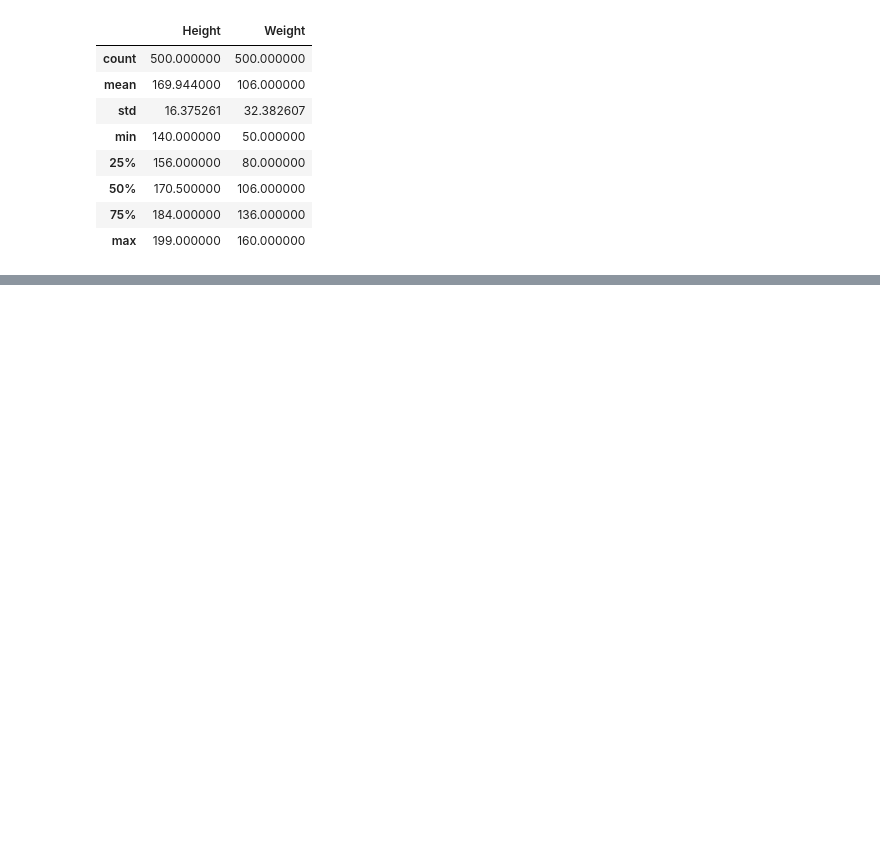
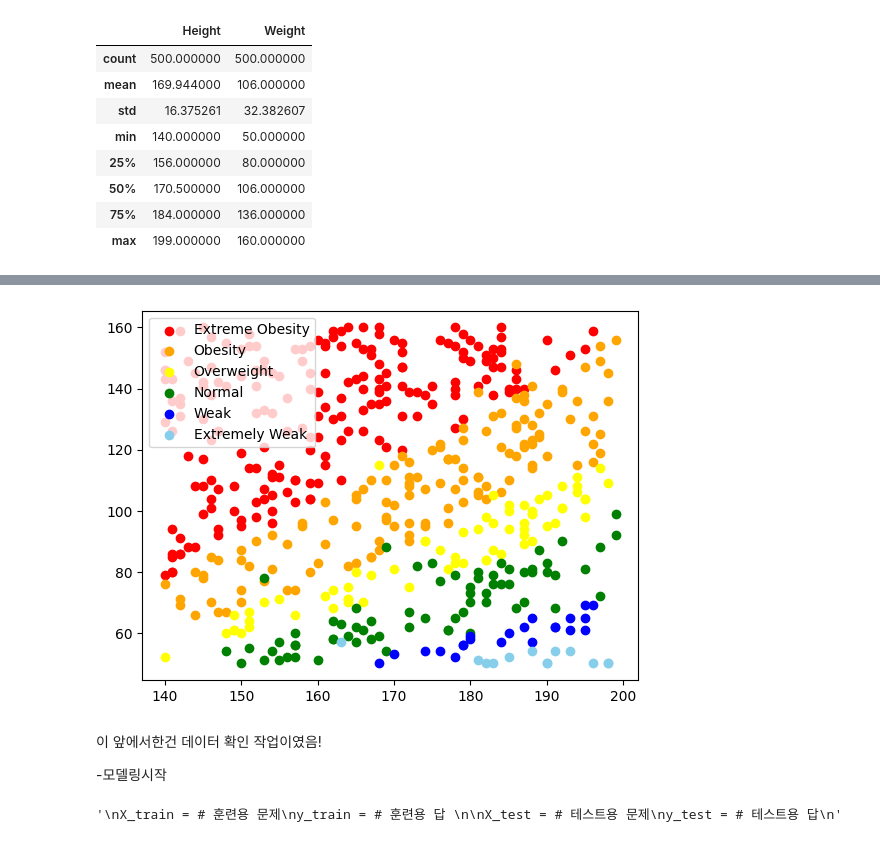
Before and after one commit to so1454/MachineLearning, a Jupyter notebook: ex03bmi학습하기.ipynb, the cells around one changed output, grey strips where cells are left out. Saved outputs shown, nothing was run; the diff lists cells and outputs as text; code cells hidden in the pictures; blank space fills up the shorter version.

```diff
--- a/ex03bmi학습하기.ipynb
+++ b/ex03bmi학습하기.ipynb
@@ -46,0 +138,21 @@ bmi_data.describe()
+# %%
+# 그래프 그리는 함수 생성(정의)
+def bmi_draw(label,color) :
+    d = data2.loc[label]
+    plt.scatter(d['Height'], d['Weight'],c = color, label = label)
+# %%
+# 클래스 별로 실행하면서, 하나의 도화지에 모든 점을 그려보기(호출)
+bmi_draw('Extreme Obesity' , 'red')
+bmi_draw('Obesity' , 'orange')
+bmi_draw('Overweight' , 'yellow')
+bmi_draw('Normal' , 'green')
+bmi_draw('Weak' , 'blue')
+bmi_draw('Extremely Weak' , 'skyblue')
+plt.legend() # 범례표시(출력)
+plt.show()
+# %% [output]
+[figure, added]
+# %% [markdown]
+이 앞에서한건 데이터 확인 작업이였음!
+
+-모델링시작
@@ -46,0 +165,21 @@ bmi_data.describe()
+# %%
+# 지도학습 : 문제와 답
+# 머신러닝 모델 : 학습 -> 평가 및 예측
+# 학습용 데이터셋(문제, 답)
+# 테스트용 데이터셋(문제, 답)
+
+# train 은 7정도 test는 3정도의 비율로 사용이 된다
+# 통상적으로 7 : 3의 비율로 분리한다.
+# 8 : 2 / 7.5 : 2.5도 있음
+
+# 행 0 : ~350 --> 트레인용이 되는 것임 키 + 몸무게 열
+# 행 : 350~ --> 테스트용이 되는 것이다.
+'''
+X_train = # 훈련용 문제 0~ 350 행 , 키 + 몸무게 열
+y_train = # 훈련용 답 0~ 350 행, Label 열
+
+X_test = # 테스트용 문제  350~ 행 , 키 + 몸무게 열
+y_test = # 테스트용 답 350 ~ 행 , Label 열
+'''
+# %% [output]
+'\nX_train = # 훈련용 문제\ny_train = # 훈련용 답 \n\nX_test = # 테스트용 문제\ny_test = # 테스트용 답\n'
```
Also changed, not shown: parts of 18 cells of this notebook, 2 other files.
